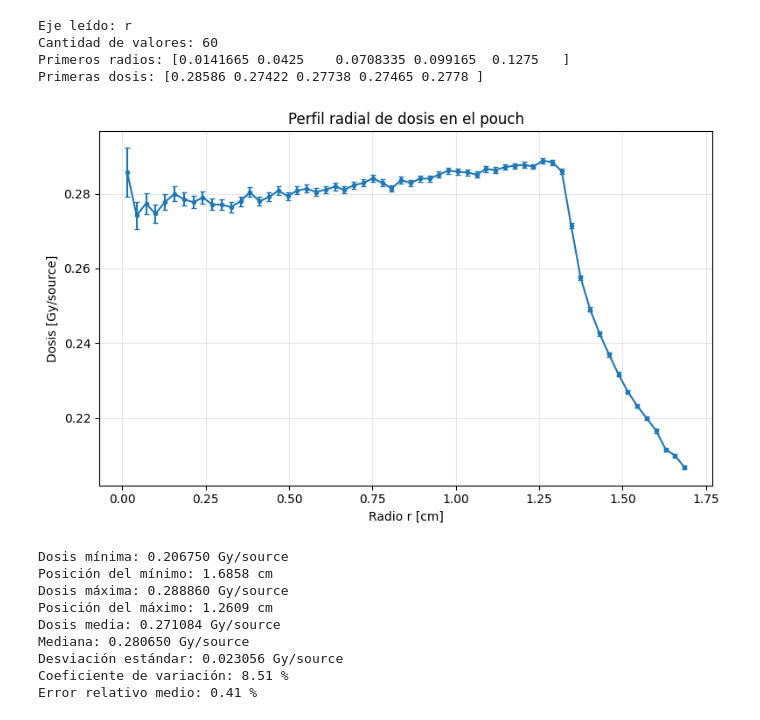
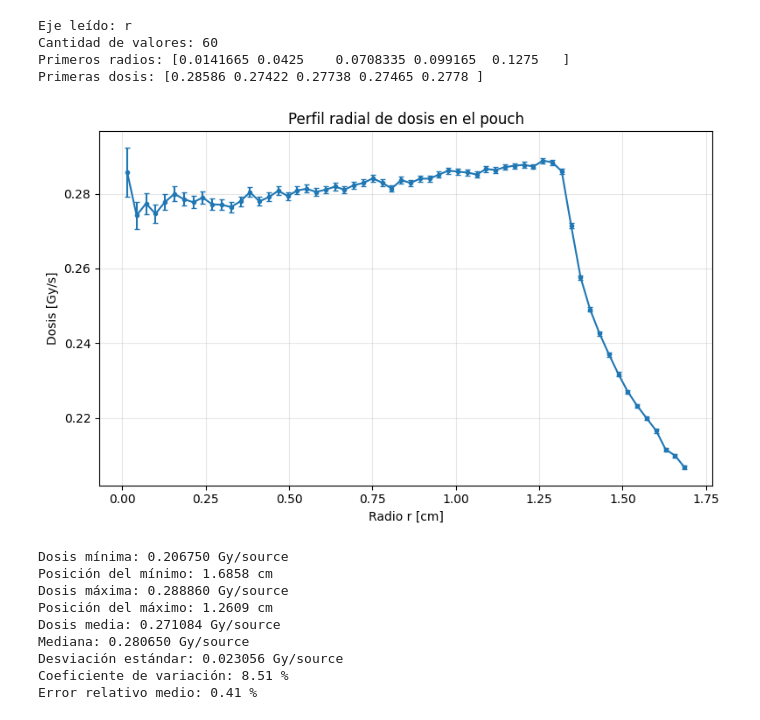
Before and after one commit to arirodriguez001/Laboratory-VII, a Jupyter notebook: Modelo irradiacion final/sin_atenuador1mmgel2mmpouch19punto5MeV/analisis/sobp.ipynb, the cells around one changed output. Drawn from its saved outputs; the diff is of its cells as text; code cells hidden in the pictures.

```diff
--- a/Modelo irradiacion final/sin_atenuador1mmgel2mmpouch19punto5MeV/analisis/sobp.ipynb
+++ b/Modelo irradiacion final/sin_atenuador1mmgel2mmpouch19punto5MeV/analisis/sobp.ipynb
@@ -390,25 +390,25 @@ Primeras dosis: [0.28586 0.27422 0.27738 0.27465 0.2778 ]
 # %%
 error_absoluto_r = dosis_radial * error_relativo_r
 
 plt.figure(figsize=(8, 5))
 
 plt.errorbar(
     r,
     dosis_radial,
     yerr=error_absoluto_r,
     fmt="o-",
     markersize=3,
     capsize=2
 )
 
 plt.xlabel("Radio r [cm]")
-plt.ylabel("Dosis [Gy/source]")
+plt.ylabel("Dosis [Gy/s]")
 plt.title("Perfil radial de dosis en el pouch")
 plt.grid(True, alpha=0.3)
 plt.tight_layout()
 plt.show()
 # %% [output]
-[figure, old version]
+[figure, new version]
 # %%
 dosis_minima = np.min(dosis_radial)
 dosis_maxima = np.max(dosis_radial)
```
Also changed, not shown: parts of 1 cell of this notebook, 4 other files.
